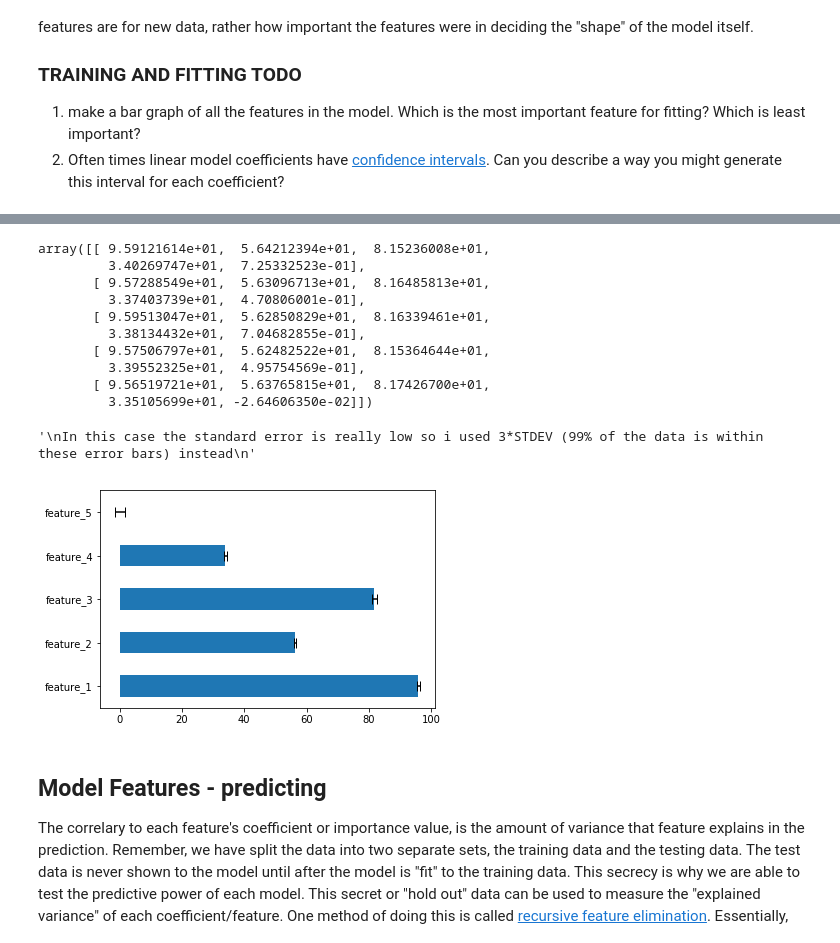
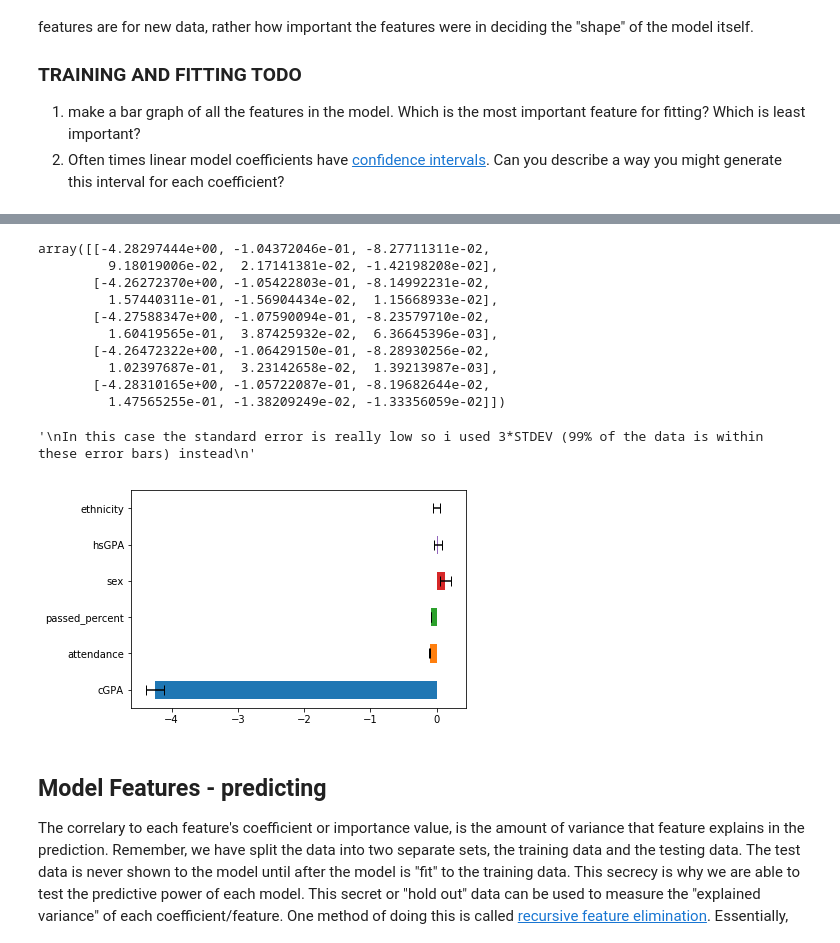
Before and after one commit to learningmachineslab/tutorials, a Jupyter notebook: regression/regression_with_solutions.ipynb, the cells around one changed output, grey strips where cells are left out. Saved outputs shown, nothing was run; the diff lists cells and outputs as text; code cells hidden in the pictures.

Commit message:
updated regression to edu data

```diff
--- a/regression/regression_with_solutions.ipynb
+++ b/regression/regression_with_solutions.ipynb
@@ -36,7 +36,7 @@ from sklearn.model_selection import train_test_split
 from sklearn.feature_selection import RFECV
 from sklearn.linear_model import LinearRegression
 # %%
-df = pd.read_csv('data/sample.csv')
+df = pd.read_pickle('data/regression_data.pkl')
 # %%
 df.head()
 # %% [output]
@@ -86,5 +76,5 @@ Modeling data is as much an art as it is science. There is no "true" model, ther
 # %%
-train_x, test_x, train_y, test_y = train_test_split(df[df.columns[1:]], df[df.columns[0]])
+train_x, test_x, train_y, test_y = train_test_split(df[df.columns[:-1]], df[df.columns[-1]])
 # %%
 LR = LinearRegression()
 LR.fit(train_x, train_y)
@@ -162,7 +153,7 @@ coefs_df.plot.barh()
 def get_bootstrapped_coefs():
     coefs = []
     for run in np.arange(100):
-        train_x, test_x, train_y, test_y = train_test_split(df[df.columns[1:]], df[df.columns[0]])
+        train_x, test_x, train_y, test_y = train_test_split(df[df.columns[:-1]], df[df.columns[-1]])
         LR = LinearRegression()
         LR.fit(train_x, train_y)
         coefs.append(LR.coef_)
@@ -171,29 +162,29 @@ def get_bootstrapped_coefs():
 boot_coefs = get_bootstrapped_coefs()
 boot_coefs[0:5]
 # %% [output]
-array([[ 9.59121614e+01,  5.64212394e+01,  8.15236008e+01,
-         3.40269747e+01,  7.25332523e-01],
-       [ 9.57288549e+01,  5.63096713e+01,  8.16485813e+01,
-         3.37403739e+01,  4.70806001e-01],
-       [ 9.59513047e+01,  5.62850829e+01,  8.16339461e+01,
-         3.38134432e+01,  7.04682855e-01],
-       [ 9.57506797e+01,  5.62482522e+01,  8.15364644e+01,
-         3.39552325e+01,  4.95754569e-01],
-       [ 9.56519721e+01,  5.63765815e+01,  8.17426700e+01,
-         3.35105699e+01, -2.64606350e-02]])
+array([[-4.28297444e+00, -1.04372046e-01, -8.27711311e-02,
+         9.18019006e-02,  2.17141381e-02, -1.42198208e-02],
+       [-4.26272370e+00, -1.05422803e-01, -8.14992231e-02,
+         1.57440311e-01, -1.56904434e-02,  1.15668933e-02],
+       [-4.27588347e+00, -1.07590094e-01, -8.23579710e-02,
+         1.60419565e-01,  3.87425932e-02,  6.36645396e-03],
+       [-4.26472322e+00, -1.06429150e-01, -8.28930256e-02,
+         1.02397687e-01,  3.23142658e-02,  1.39213987e-03],
+       [-4.28310165e+00, -1.05722087e-01, -8.19682644e-02,
+         1.47565255e-01, -1.38209249e-02, -1.33356059e-02]])
 # %%
-boot_coef_df = pd.DataFrame(boot_coefs, columns=df.columns[1:])
+boot_coef_df = pd.DataFrame(boot_coefs, columns=df.columns[:-1])
 avg = boot_coef_df.mean()
 sem = boot_coef_df.std() * 3
 
 avg.plot.barh(xerr=sem, capsize=5)
 
 """
 In this case the standard error is really low so i used 3*STDEV (99% of the data is within these error bars) instead
 """
 # %% [output]
 '\nIn this case the standard error is really low so i used 3*STDEV (99% of the data is within these error bars) instead\n'
-[figure, old version]
+[figure, new version]
 # %% [markdown]
 ## Model Features - predicting
 
```
Also changed, not shown: parts of 14 cells of this notebook, 3 other files.
